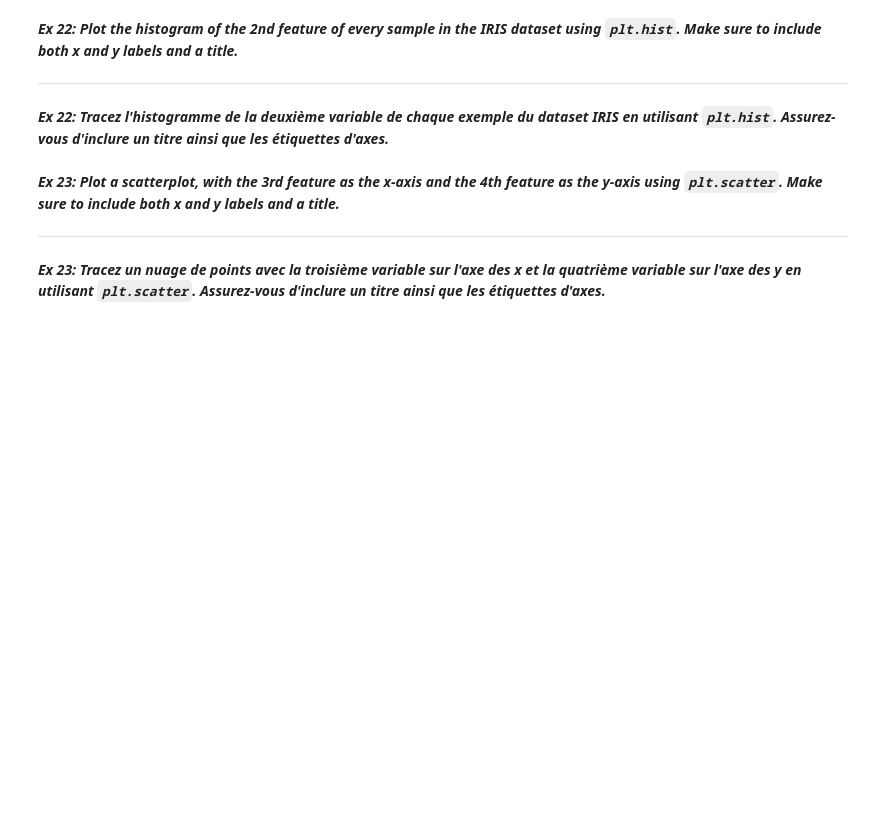
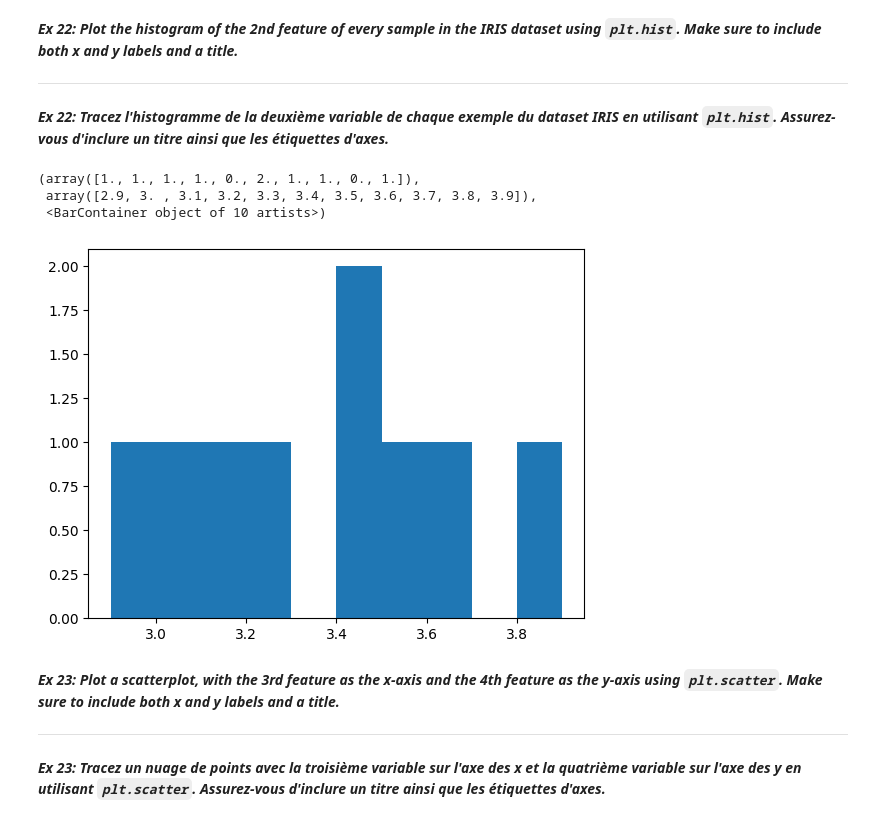
Before and after one commit to JGChenard/Sherbrooke, a Jupyter notebook: lab1/IFT870_Lab1_Numpy.ipynb, the cells around one changed output. Drawn from its saved outputs; the diff is of its cells as text; code cells hidden in the pictures; blank space fills up the shorter version.

```diff
--- a/lab1/IFT870_Lab1_Numpy.ipynb
+++ b/lab1/IFT870_Lab1_Numpy.ipynb
@@ -309,6 +465,11 @@ L'avantage du découpage `numpy` est qu'il est possible d'accéder plusieurs dim
 ***Ex 20: Découpez les 4 variables des 10 premiers exemples du dataset IRIS.***
 # %%
 # insert code here/ insérer votre code ici
+
+var1 = iris[:9,0]
+var2 = iris[:9,1]
+var3 = iris[:9,2]
+var4 = iris[:9,3]
 # %% [markdown]
 ***Ex 21: Using negative index, print the last column of `iris`.***
 
@@ -400,6 +563,13 @@ import matplotlib.pyplot as plt
 ***Ex 22: Tracez l'histogramme de la deuxième variable de chaque exemple du dataset IRIS en utilisant `plt.hist`. Assurez-vous d'inclure un titre ainsi que les étiquettes d'axes.***
 # %%
 # insert code here/ insérer votre code ici
+
+plt.hist(var2)
+# %% [output]
+(array([1., 1., 1., 1., 0., 2., 1., 1., 0., 1.]),
+ array([2.9, 3. , 3.1, 3.2, 3.3, 3.4, 3.5, 3.6, 3.7, 3.8, 3.9]),
+ <BarContainer object of 10 artists>)
+[figure, added]
 # %% [markdown]
 ***Ex 23: Plot a scatterplot, with the 3rd feature as the x-axis and the 4th feature as the y-axis using `plt.scatter`. Make sure to include both x and y labels and a title.***
 
```
Also changed, not shown: parts of 25 cells of this notebook.
